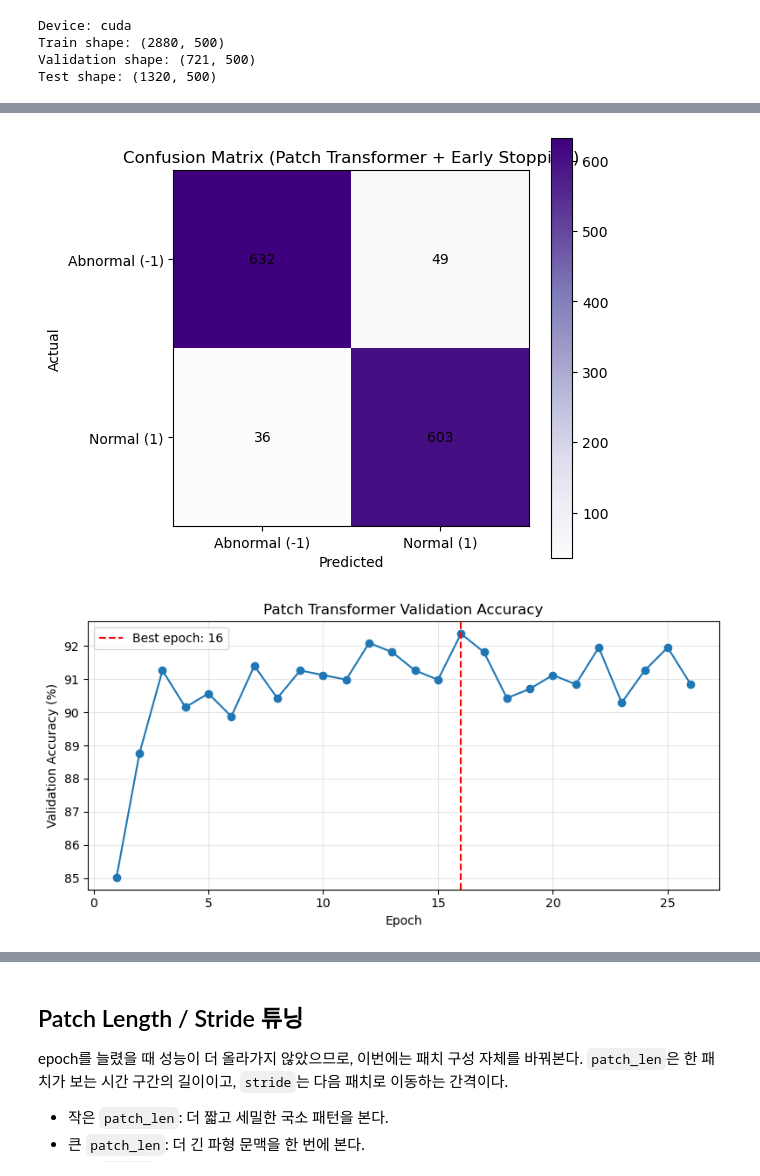
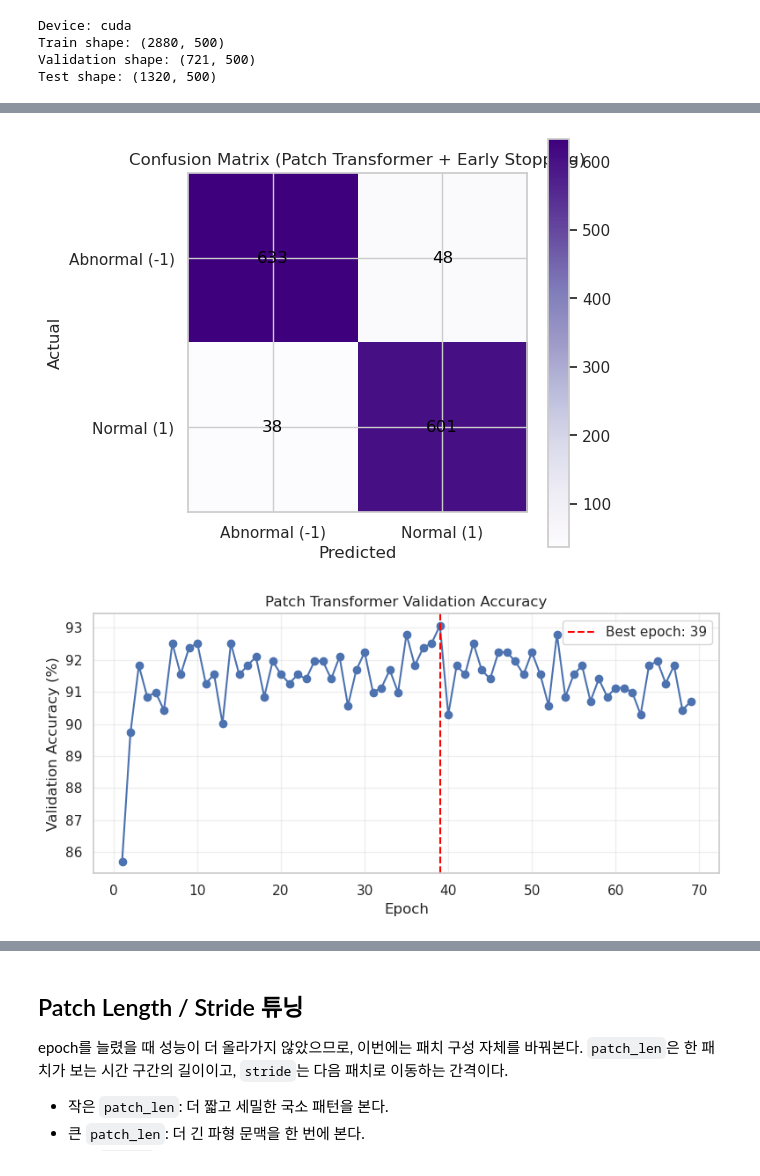
Before and after one commit to Aple-pen/fordA_ai_research, a Jupyter notebook: svm.ipynb, the cells around one changed output, grey strips where cells are left out. Saved outputs shown, nothing was run; the diff lists cells and outputs as text; code cells hidden in the pictures.

```diff
--- a/svm.ipynb
+++ b/svm.ipynb
@@ -44,10 +44,0 @@ normal_x = normal_x.reset_index(drop=True)
-# %%
-#정규화 Robust Scaler
-from sklearn.preprocessing import StandardScaler
-all_x = pd.concat([normal_x, abnormal_x])
-all_y = pd.concat([y_train_temp[y_train_temp == 1], y_train_temp[y_train_temp == -1]])
-print(all_y)
-scaler = StandardScaler()
-all_x_scaled = scaler.fit_transform(all_x.T).T
-
-print("Scaled data shape:", all_x_scaled.shape)
@@ -402,6 +386,7 @@ import torch.nn as nn
 from torch.utils.data import DataLoader, TensorDataset
 from sklearn.model_selection import train_test_split
 from sklearn.metrics import accuracy_score, classification_report, confusion_matrix
+from sklearn.preprocessing import StandardScaler
 
 seed = 42
 random.seed(seed)
@@ -413,20 +398,26 @@ if torch.cuda.is_available():
 device = torch.device('cuda' if torch.cuda.is_available() else 'cpu')
 print('Device:', device)
 
-# SVM 실험에서 사용한 scaled train/test 데이터를 그대로 사용한다.
-# label은 -1 -> 0, 1 -> 1 로 변환한다.
-X_deep = all_x_scaled.astype(np.float32)
+# Transformer 실험에서는 raw feature를 먼저 train/val로 나눈 뒤,
+# train split에만 scaler를 fit 해서 val/test로 transform한다.
+X_raw = all_x.to_numpy(dtype=np.float32)
 y_deep = (all_y.to_numpy() == 1).astype(np.int64)
-X_test_deep = x_test_scaled.astype(np.float32)
+X_test_raw = x_test.to_numpy(dtype=np.float32)
 y_test_deep = (y_test.to_numpy() == 1).astype(np.int64)
 
-X_train_deep, X_val_deep, y_train_deep, y_val_deep = train_test_split(
-    X_deep,
+X_train_raw, X_val_raw, y_train_deep, y_val_deep = train_test_split(
+    X_raw,
     y_deep,
     test_size=0.2,
     random_state=seed,
-    stratify=y_deep
+    stratify=y_deep,
 )
+
+deep_scaler = StandardScaler()
+X_train_deep = deep_scaler.fit_transform(X_train_raw).astype(np.float32)
+X_val_deep = deep_scaler.transform(X_val_raw).astype(np.float32)
+X_test_deep = deep_scaler.transform(X_test_raw).astype(np.float32)
+X_deep = deep_scaler.transform(X_raw).astype(np.float32)
 
 def make_loader(X, y, batch_size=64, shuffle=False):
     X_tensor = torch.tensor(X).unsqueeze(1)  # (batch, channel=1, time=500)
@@ -465,9 +686,9 @@ class PatchTransformerClassifier(nn.Module):
         self.stride = stride
         self.patch_embed = nn.Conv1d(
             in_channels=1,
-            out_channels=embed_dim,
-            kernel_size=patch_len,
-            stride=stride,
+            out_channels=64,
+            kernel_size=50,
+            stride=25,
         )
 
         num_patches = ((seq_len - patch_len) // stride) + 1
@@ -481,6 +702,7 @@ class PatchTransformerClassifier(nn.Module):
             dropout=dropout,
             batch_first=True,
             activation='gelu',
+            norm_first=True,
         )
         self.encoder = nn.TransformerEncoder(encoder_layer, num_layers=num_layers)
         self.norm = nn.LayerNorm(embed_dim)
@@ -559,7 +781,7 @@ criterion = nn.CrossEntropyLoss()
 optimizer = torch.optim.AdamW(patch_model.parameters(), lr=1e-3, weight_decay=1e-4)
 
 epochs = 80
-patience = 10
+patience = 30
 min_delta = 0.0005
 best_val_acc = 0.0
 best_epoch = 0
@@ -667,2 +889,2 @@ Epoch 25 | Train Loss: 0.0784 | Val Loss: 0.2801 | Val Acc: 91.96%
-[figure, old version]
+[figure, new version]
-[figure, old version]
+[figure, new version]
```
Also changed, not shown: parts of 22 cells of this notebook, 2 other files.
